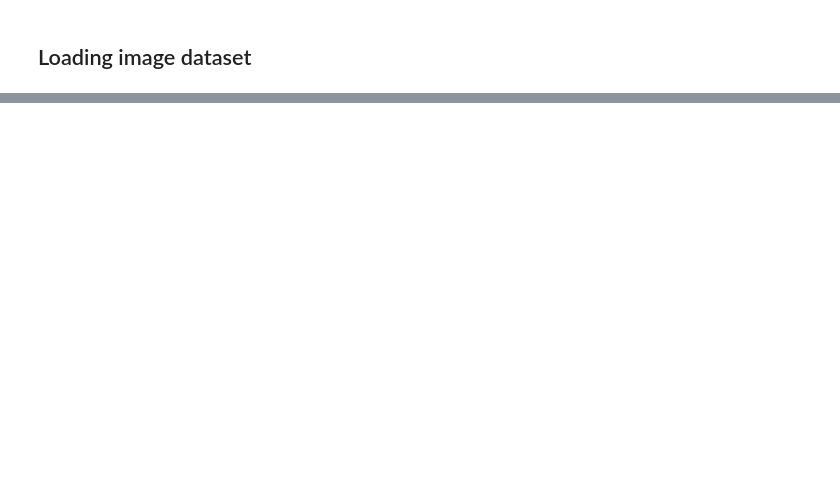
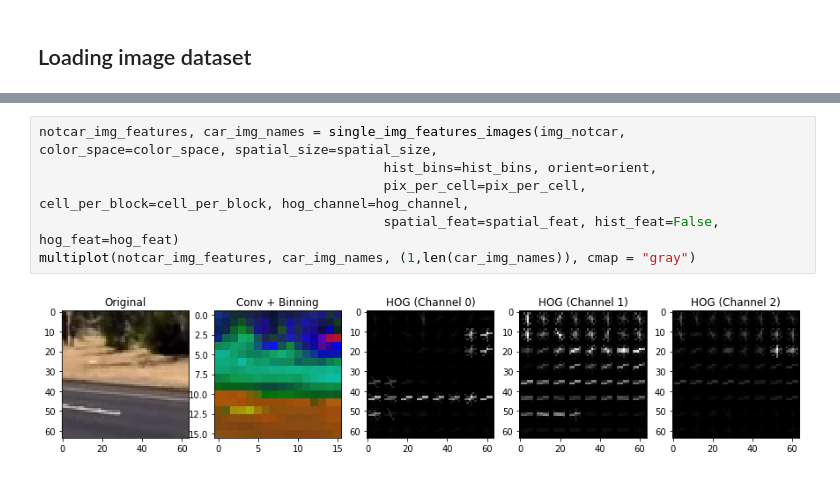
Before and after one commit to gderoo/self_driving_car, a Jupyter notebook: Project 5 - Vehicle Detection/notebook.ipynb, the cells around one changed output, grey strips where cells are left out. Drawn from its saved outputs; the diff is of its cells as text; blank space fills up the shorter version.

```diff
--- a/Project 5 - Vehicle Detection/notebook.ipynb
+++ b/Project 5 - Vehicle Detection/notebook.ipynb
@@ -1362,0 +110,8 @@ fig.tight_layout()
+# %%
+notcar_img_features, car_img_names = single_img_features_images(img_notcar, color_space=color_space, spatial_size=spatial_size,
+                                            hist_bins=hist_bins, orient=orient,
+                                            pix_per_cell=pix_per_cell, cell_per_block=cell_per_block, hog_channel=hog_channel,
+                                            spatial_feat=spatial_feat, hist_feat=False, hog_feat=hog_feat)
+multiplot(notcar_img_features, car_img_names, (1,len(car_img_names)), cmap = "gray")
+# %% [output]
+[figure, added]
```
Also changed, not shown: parts of 60 cells of this notebook, 3 other files.
